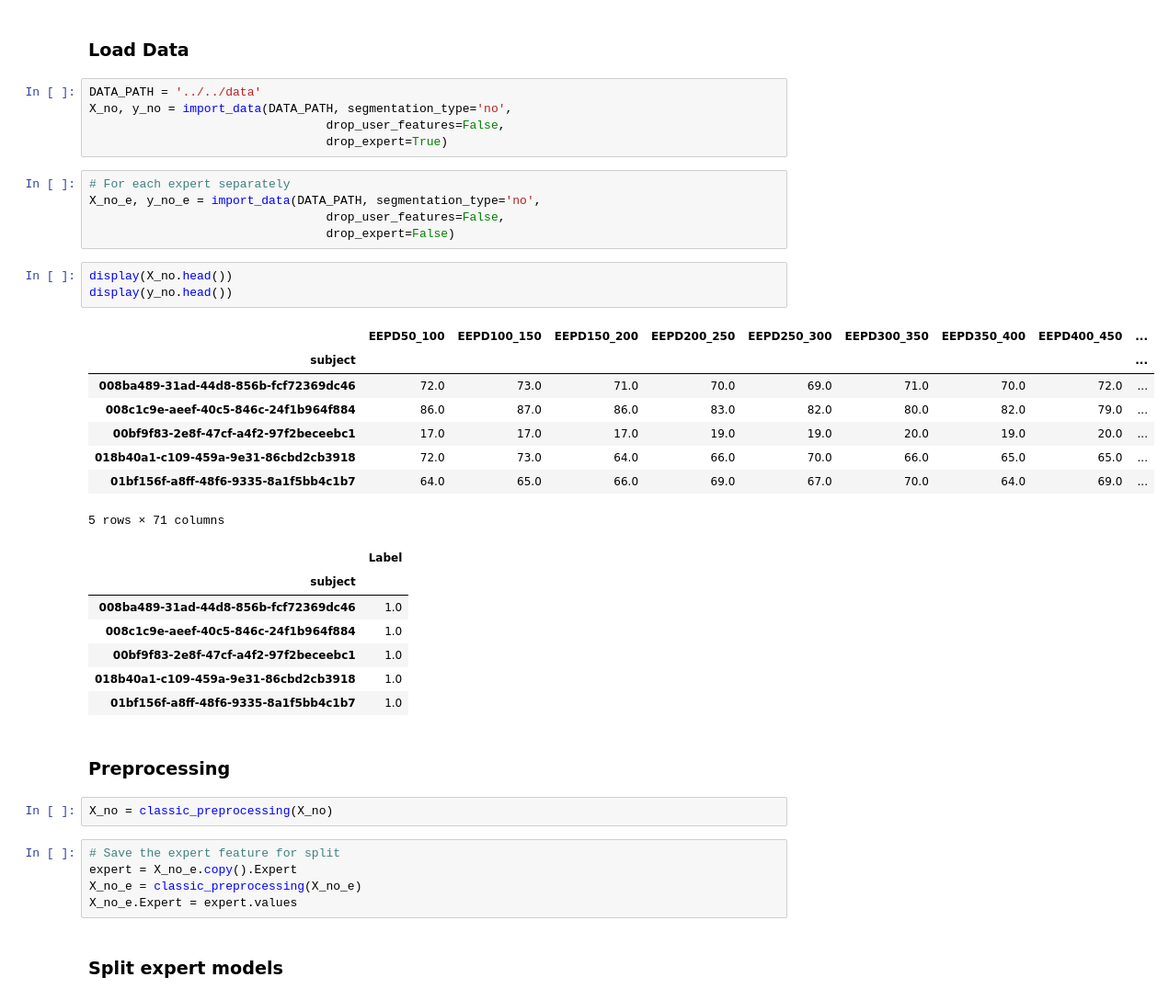
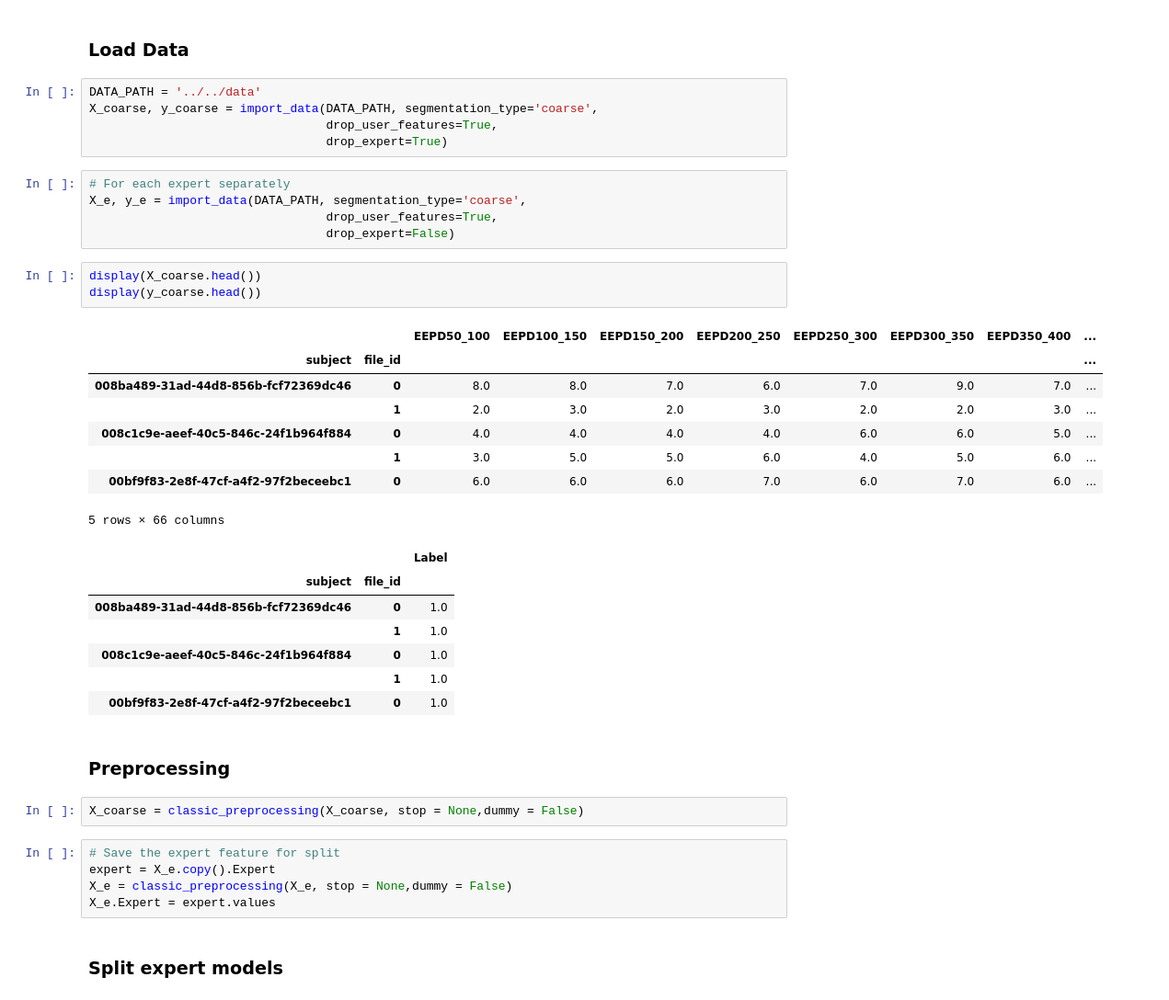
Before and after one commit to CS-433/cs-433-project-2-cough_classifier, a Jupyter notebook: src/notebooks/grid_search_coarse_no_metadata.ipynb, the cells around one changed output. Shown at 92% size. Drawn from its saved outputs; the diff is of its cells as text.

Commit message:
finish classical models

```diff
--- a/src/notebooks/grid_search_no.ipynb
+++ b/src/notebooks/grid_search_coarse_no_metadata.ipynb
@@ -14,41 +15,41 @@ import pandas as pd
 ### Load Data
 # %%
 DATA_PATH = '../../data'
-X_no, y_no = import_data(DATA_PATH, segmentation_type='no',
-                                 drop_user_features=False,
+X_coarse, y_coarse = import_data(DATA_PATH, segmentation_type='coarse',
+                                 drop_user_features=True,
                                  drop_expert=True)
 # %%
 # For each expert separately
-X_no_e, y_no_e = import_data(DATA_PATH, segmentation_type='no',
-                                 drop_user_features=False,
+X_e, y_e = import_data(DATA_PATH, segmentation_type='coarse',
+                                 drop_user_features=True,
                                  drop_expert=False)
 # %%
-display(X_no.head())
-display(y_no.head())
+display(X_coarse.head())
+display(y_coarse.head())
 # %% [output]
-|  | EEPD50_100 | EEPD100_150 | EEPD150_200 | EEPD200_250 | EEPD250_300 | EEPD300_350 | EEPD350_400 | EEPD400_450 | ... |
-| subject |  |  |  |  |  |  |  |  | ... |
-| 008ba489-31ad-44d8-856b-fcf72369dc46 | 72.0 | 73.0 | 71.0 | 70.0 | 69.0 | 71.0 | 70.0 | 72.0 | ... |
-| 008c1c9e-aeef-40c5-846c-24f1b964f884 | 86.0 | 87.0 | 86.0 | 83.0 | 82.0 | 80.0 | 82.0 | 79.0 | ... |
-| 00bf9f83-2e8f-47cf-a4f2-97f2beceebc1 | 17.0 | 17.0 | 17.0 | 19.0 | 19.0 | 20.0 | 19.0 | 20.0 | ... |
-| 018b40a1-c109-459a-9e31-86cbd2cb3918 | 72.0 | 73.0 | 64.0 | 66.0 | 70.0 | 66.0 | 65.0 | 65.0 | ... |
-| 01bf156f-a8ff-48f6-9335-8a1f5bb4c1b7 | 64.0 | 65.0 | 66.0 | 69.0 | 67.0 | 70.0 | 64.0 | 69.0 | ... |
+|  |  | EEPD50_100 | EEPD100_150 | EEPD150_200 | EEPD200_250 | EEPD250_300 | EEPD300_350 | EEPD350_400 | ... |
+| subject | file_id |  |  |  |  |  |  |  | ... |
+| 008ba489-31ad-44d8-856b-fcf72369dc46 | 0 | 8.0 | 8.0 | 7.0 | 6.0 | 7.0 | 9.0 | 7.0 | ... |
+|  | 1 | 2.0 | 3.0 | 2.0 | 3.0 | 2.0 | 2.0 | 3.0 | ... |
+| 008c1c9e-aeef-40c5-846c-24f1b964f884 | 0 | 4.0 | 4.0 | 4.0 | 4.0 | 6.0 | 6.0 | 5.0 | ... |
+|  | 1 | 3.0 | 5.0 | 5.0 | 6.0 | 4.0 | 5.0 | 6.0 | ... |
+| 00bf9f83-2e8f-47cf-a4f2-97f2beceebc1 | 0 | 6.0 | 6.0 | 6.0 | 7.0 | 6.0 | 7.0 | 6.0 | ... |
-5 rows × 71 columns
+5 rows × 66 columns
-|  | Label |
-| subject |  |
-| 008ba489-31ad-44d8-856b-fcf72369dc46 | 1.0 |
-| 008c1c9e-aeef-40c5-846c-24f1b964f884 | 1.0 |
-| 00bf9f83-2e8f-47cf-a4f2-97f2beceebc1 | 1.0 |
-| 018b40a1-c109-459a-9e31-86cbd2cb3918 | 1.0 |
-| 01bf156f-a8ff-48f6-9335-8a1f5bb4c1b7 | 1.0 |
+|  |  | Label |
+| subject | file_id |  |
+| 008ba489-31ad-44d8-856b-fcf72369dc46 | 0 | 1.0 |
+|  | 1 | 1.0 |
+| 008c1c9e-aeef-40c5-846c-24f1b964f884 | 0 | 1.0 |
+|  | 1 | 1.0 |
+| 00bf9f83-2e8f-47cf-a4f2-97f2beceebc1 | 0 | 1.0 |
 # %% [markdown]
 ### Preprocessing
-# %%
-X_no = classic_preprocessing(X_no)
+# %%
+X_coarse = classic_preprocessing(X_coarse, stop = None,dummy = False)
 # %%
 # Save the expert feature for split
-expert = X_no_e.copy().Expert
-X_no_e = classic_preprocessing(X_no_e)
-X_no_e.Expert = expert.values
+expert = X_e.copy().Expert
+X_e = classic_preprocessing(X_e, stop = None,dummy = False)
+X_e.Expert = expert.values
 # %% [markdown]
 ### Split expert models
```
Also changed, not shown: parts of 47 cells of this notebook, 14 other files.
